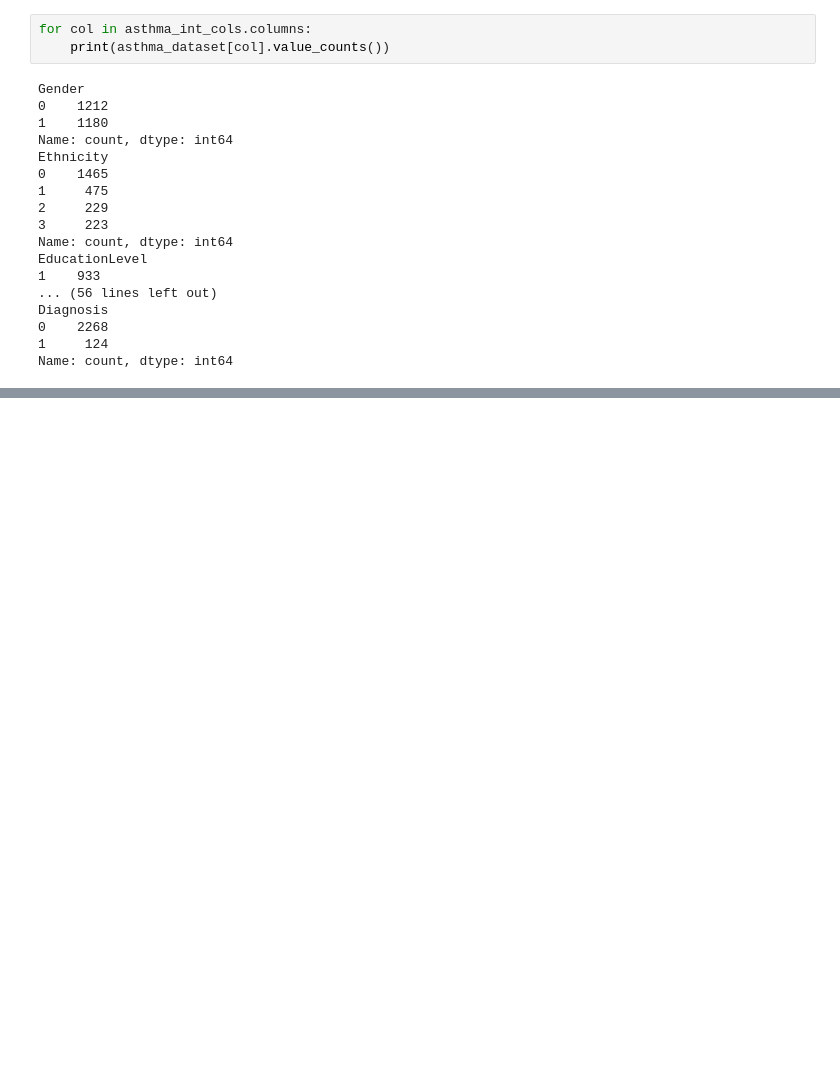
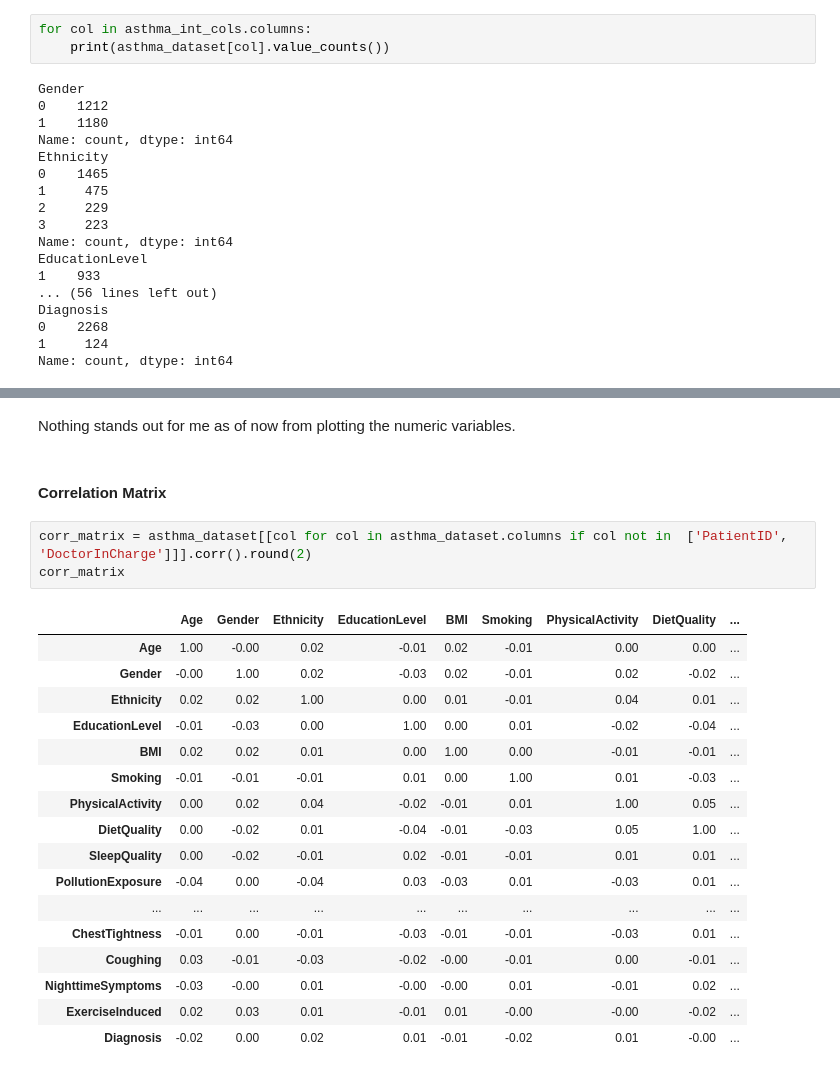
Before and after one commit to kchomakova/ai_upskill_2025_datascience, a Jupyter notebook: notebooks/Data Exploration.ipynb, the cells around one changed output, grey strips where cells are left out. Cells and saved outputs as stored; diff of their text form; blank space fills up the shorter version.

```diff
--- a/notebooks/Data Exploration.ipynb
+++ b/notebooks/Data Exploration.ipynb
@@ -79,0 +145,25 @@ Name: count, dtype: int64
+# %% [markdown]
+Nothing stands out for me as of now from plotting the numeric variables.
+# %% [markdown]
+#### Correlation Matrix
+# %%
+corr_matrix = asthma_dataset[[col for col in asthma_dataset.columns if col not in  ['PatientID', 'DoctorInCharge']]].corr().round(2)
+corr_matrix
+# %% [output]
+|  | Age | Gender | Ethnicity | EducationLevel | BMI | Smoking | PhysicalActivity | DietQuality | ... |
+| Age | 1.00 | -0.00 | 0.02 | -0.01 | 0.02 | -0.01 | 0.00 | 0.00 | ... |
+| Gender | -0.00 | 1.00 | 0.02 | -0.03 | 0.02 | -0.01 | 0.02 | -0.02 | ... |
+| Ethnicity | 0.02 | 0.02 | 1.00 | 0.00 | 0.01 | -0.01 | 0.04 | 0.01 | ... |
+| EducationLevel | -0.01 | -0.03 | 0.00 | 1.00 | 0.00 | 0.01 | -0.02 | -0.04 | ... |
+| BMI | 0.02 | 0.02 | 0.01 | 0.00 | 1.00 | 0.00 | -0.01 | -0.01 | ... |
+| Smoking | -0.01 | -0.01 | -0.01 | 0.01 | 0.00 | 1.00 | 0.01 | -0.03 | ... |
+| PhysicalActivity | 0.00 | 0.02 | 0.04 | -0.02 | -0.01 | 0.01 | 1.00 | 0.05 | ... |
+| DietQuality | 0.00 | -0.02 | 0.01 | -0.04 | -0.01 | -0.03 | 0.05 | 1.00 | ... |
+| SleepQuality | 0.00 | -0.02 | -0.01 | 0.02 | -0.01 | -0.01 | 0.01 | 0.01 | ... |
+| PollutionExposure | -0.04 | 0.00 | -0.04 | 0.03 | -0.03 | 0.01 | -0.03 | 0.01 | ... |
+| ... | ... | ... | ... | ... | ... | ... | ... | ... | ... |
+| ChestTightness | -0.01 | 0.00 | -0.01 | -0.03 | -0.01 | -0.01 | -0.03 | 0.01 | ... |
+| Coughing | 0.03 | -0.01 | -0.03 | -0.02 | -0.00 | -0.01 | 0.00 | -0.01 | ... |
+| NighttimeSymptoms | -0.03 | -0.00 | 0.01 | -0.00 | -0.00 | 0.01 | -0.01 | 0.02 | ... |
+| ExerciseInduced | 0.02 | 0.03 | 0.01 | -0.01 | 0.01 | -0.00 | -0.00 | -0.02 | ... |
+| Diagnosis | -0.02 | 0.00 | 0.02 | 0.01 | -0.01 | -0.02 | 0.01 | -0.00 | ... |
```
Also changed, not shown: parts of 8 cells of this notebook.
